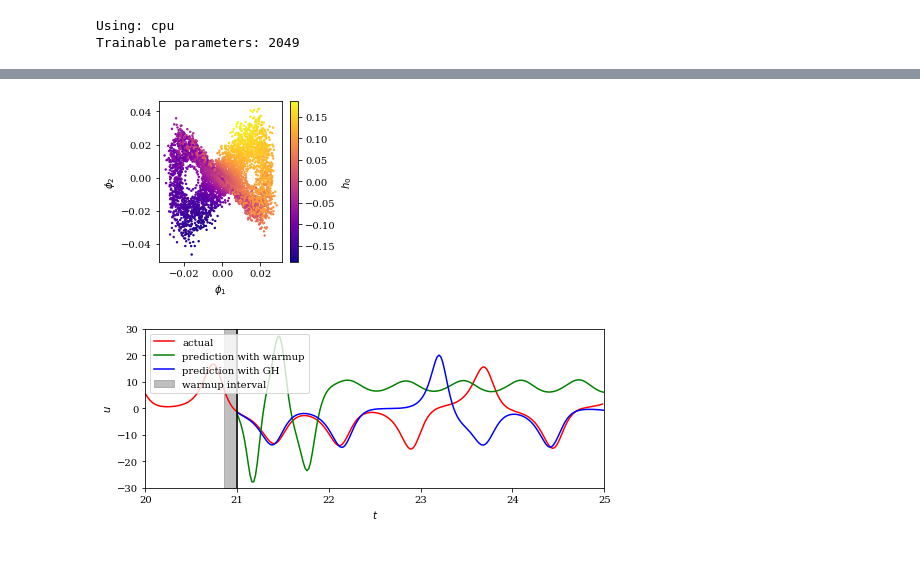
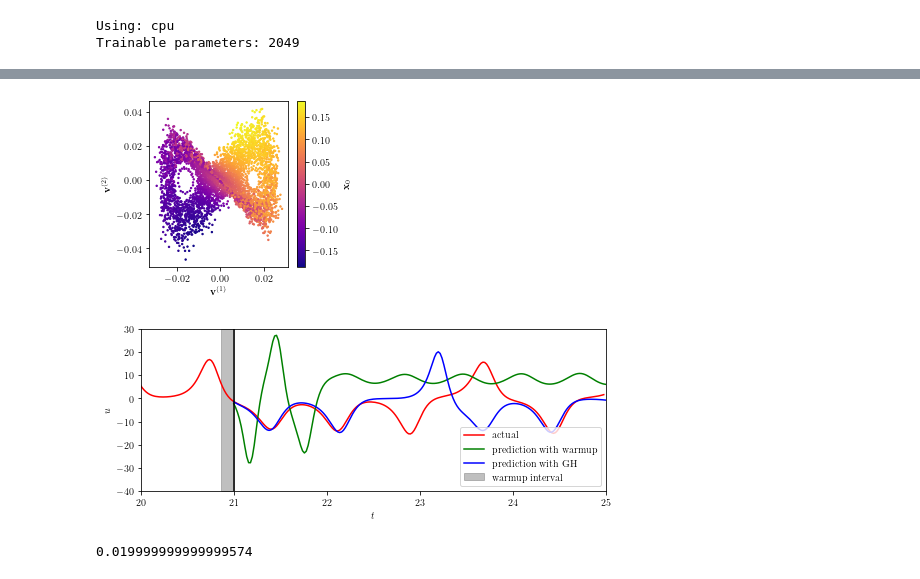
Before and after one commit to Learning-of-Dynamic-Processes/coldstart, a Jupyter notebook: lorenz.ipynb, the cells around one changed output, grey strips where cells are left out. Cells and saved outputs as stored; diff of their text form; code cells hidden in the pictures.

```diff
--- a/lorenz.ipynb
+++ b/lorenz.ipynb
@@ -192,14 +205,14 @@ Interpolation function.
 fig = plt.figure(figsize=(page_width/2, 3))
 ax = fig.add_subplot(111)
 scat = ax.scatter(V[:, 0], V[:, 1], c=c_chunks_train[:, 0], cmap="plasma", s=2)
-ax.set_xlabel(r"$\phi_1$")
-ax.set_ylabel(r"$\phi_2$")
-plt.colorbar(scat, label=r"$h_0$")
+ax.set_xlabel(r"$\boldsymbol{v}^{(1)}$")
+ax.set_ylabel(r"$\boldsymbol{v}^{(2)}$")
+plt.colorbar(scat, label=r"$\mathbf{x}_0$")
 plt.tight_layout()
 plt.savefig("lorenz/fig/lorenz_embedding_space.pdf")
 plt.show()
 # %% [output]
-[figure, old version]
+[figure, new version]
 # %%
 # Create trajectory with informed reservoir initialization
 initial_test_chunk = dataset_test.input_data[
@@ -224,33 +237,37 @@ fig = plt.figure(figsize=(page_width, 3))
 ax = fig.add_subplot(111)
 ax.plot(dataset_test.tt[:-1], dataset_test.input_data[idx], label="actual", color="red")
 # ax.plot(
 #     dataset_test.tt[config["DATA"]["max_warmup"] - config["GH"]["gh_lenght_chunks"] :],
 #     trajectory_w_warmup,
 #     label="prediction with warmup", color="green"
 # )
 ax.plot(
     dataset_test.tt[config["DATA"]["max_warmup"]:], trajectory_w_warmup[config["GH"]["gh_lenght_chunks"] :],
     label="prediction with warmup", color="green"
 )
 # ax.plot(
 #     dataset_test.tt[config["DATA"]["max_warmup"] - config["GH"]["gh_lenght_chunks"] :],
 #     trajectory_gh,
 #     label="prediction with GH", color="blue"
 # )
 ax.plot(
     dataset_test.tt[config["DATA"]["max_warmup"]:], trajectory_gh[config["GH"]["gh_lenght_chunks"]:],
     label="prediction with GH", color="blue"
 )
 ax.set_xlabel(r"$t$")
 ax.set_ylabel(r"$u$")
 ax.set_xlim((20, 25))
-ax.set_ylim((-30, 30))
+ax.set_ylim((-40, 30))
 ax.axvline(x=dataset_test.tt[start_point], color="k")
 ax.fill_between(x=[dataset_test.tt[start_point-config["GH"]["gh_lenght_chunks"]], dataset_test.tt[start_point]],
-                y1=-30, y2=30, color="gray", alpha=0.5, label="warmup interval")
+                y1=-40, y2=30, color="gray", alpha=0.5, label="warmup interval")
 plt.legend(fontsize=10)
 plt.tight_layout()
 plt.savefig("lorenz/fig/lorenz_predictions_gh.pdf")
 plt.show()
 # %% [output]
-[figure, old version]
+[figure, new version]
+# %%
+dataset_train.tt[1]-dataset_train.tt[0]
+# %% [output]
+0.019999999999999574
```
Also changed, not shown: parts of 4 cells of this notebook, 2 other files.
